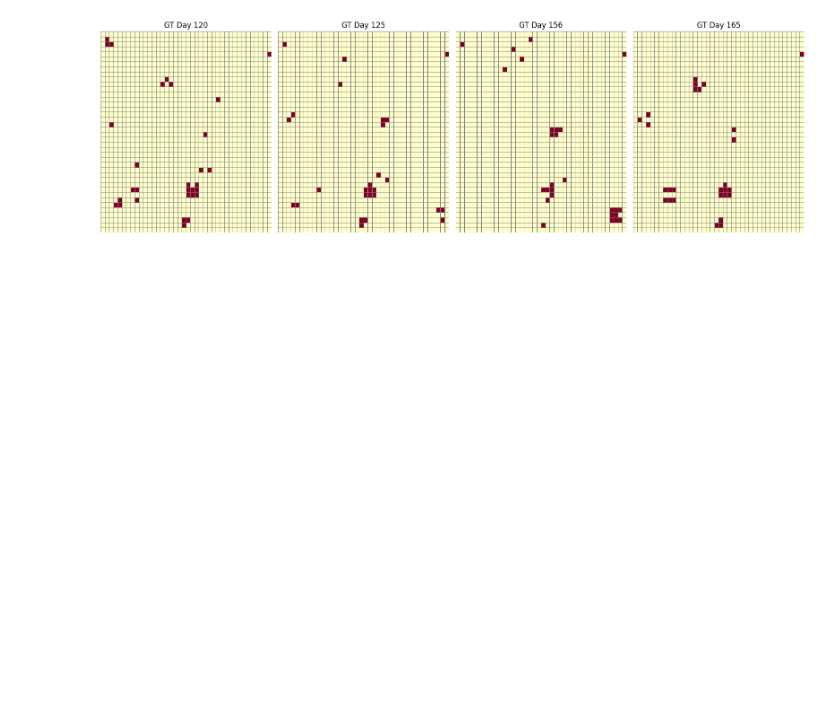
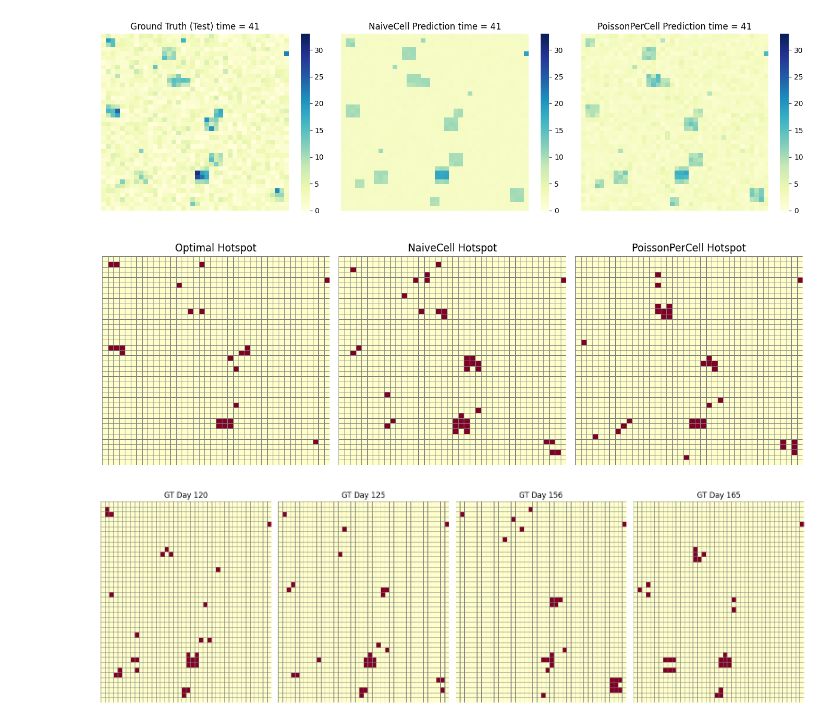
Before and after one commit to cristian-pulido/uncertainty-informed-decision-making, a Jupyter notebook: articulos/uncertainty-hotspots/notebooks/04-visualize-hotspots.ipynb, the cells around one changed output. Drawn from its saved outputs; the diff is of its cells as text; code cells hidden in the pictures; blank space fills up the shorter version.

```diff
--- a/articulos/uncertainty-hotspots/notebooks/04-visualize-hotspots.ipynb
+++ b/articulos/uncertainty-hotspots/notebooks/04-visualize-hotspots.ipynb
@@ -79,4 +80,29 @@ compare_hotspot_masks(
 [figure]
+# %%
+# Define hotspot masks
+time_to_view=np.random.randint(test_days)
+
+hotspot_naive = define_hotspot_by_crimes(grid_naive[time_to_view], hotspot_percentage)
+hotspot_poisson = define_hotspot_by_crimes(grid_poisson[time_to_view], hotspot_percentage)
+hotspot_optimal = define_hotspot_by_crimes(grid_true[time_to_view], hotspot_percentage)
+
+# 🔍 Visualize aggregated prediction maps
+compare_prediction_maps(
+    [grid_true[time_to_view], grid_naive[time_to_view], grid_poisson[time_to_view]],
+    ["Ground Truth (Test) time = "+str(time_to_view), "NaiveCell Prediction time = "+str(time_to_view), "PoissonPerCell Prediction time = "+str(time_to_view)],
+    vmin=0, vmax=np.max(grid_true),
+    figsize=(14, 4)
+)
+
+# 🔍 Visualize aggregated hotspot masks
+compare_hotspot_masks(
+    [hotspot_optimal, hotspot_naive, hotspot_poisson],
+    ["Optimal Hotspot", "NaiveCell Hotspot", "PoissonPerCell Hotspot"],
+    ncols=3, figsize=(12, 4)
+)
+# %% [output]
+[figure, added]
+[figure, added]
 # %%
 
 np.random.seed(42)
```
Also changed, not shown: parts of 2 cells of this notebook, 6 other files.
